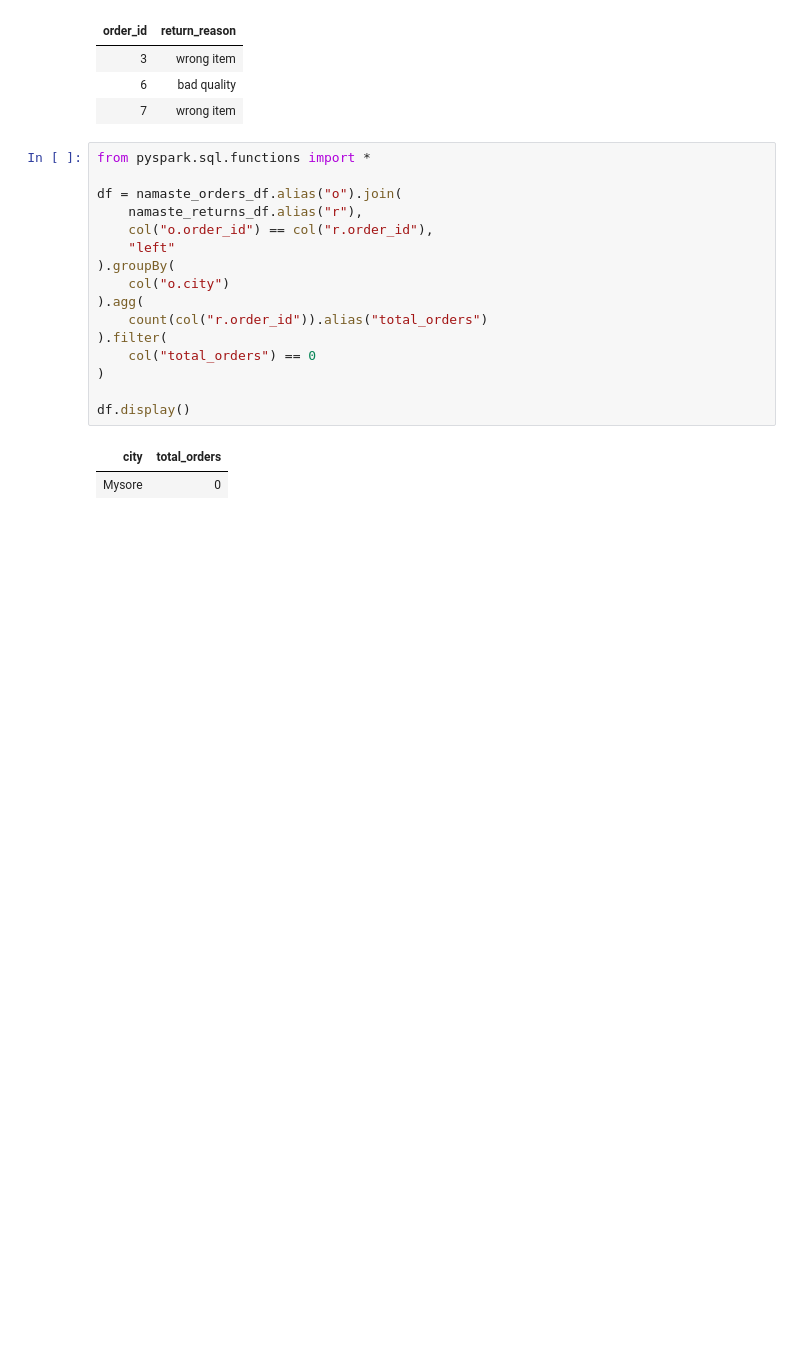
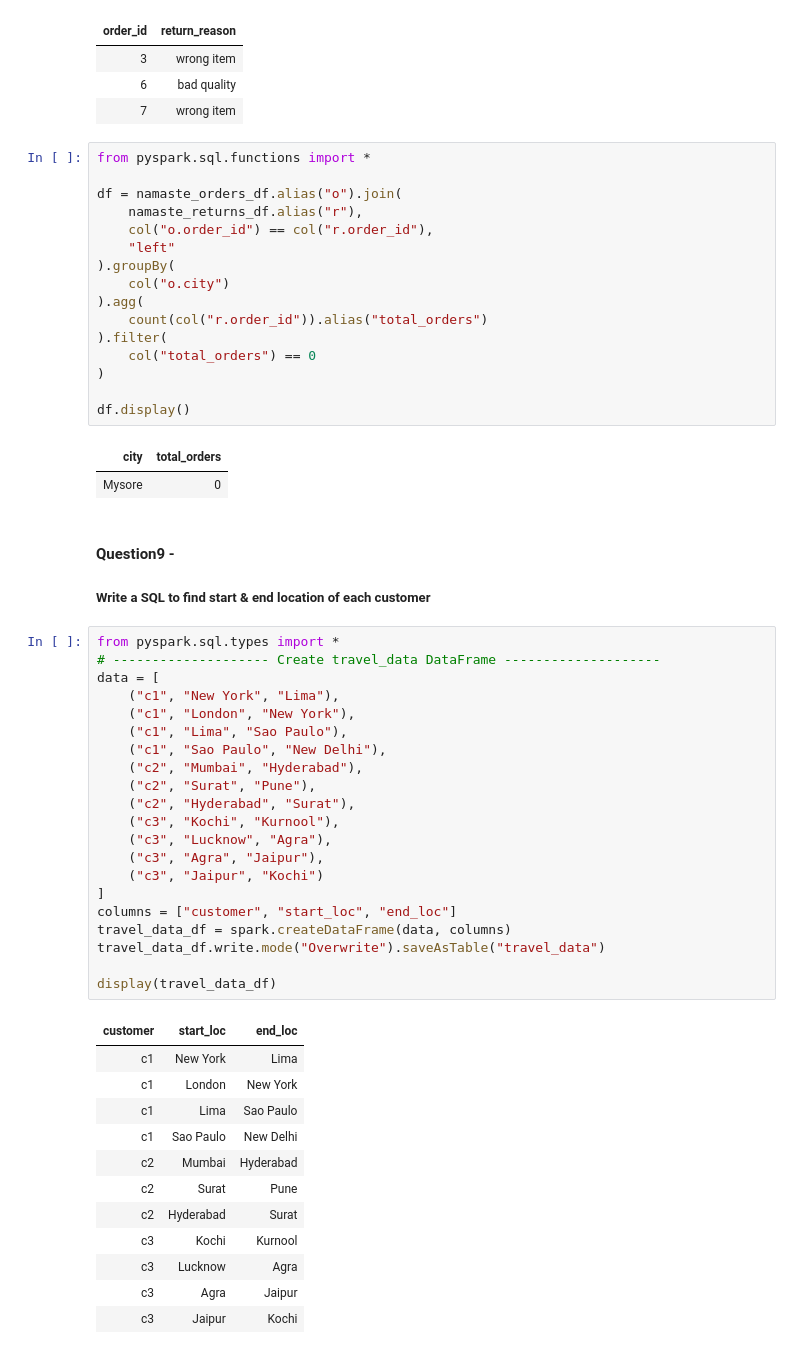
Before and after one commit to Rupam-1/SQL-Pyspark-practise_youtube, a Jupyter notebook: 07. PYSPARK - Part4.ipynb, the cells around one changed output. Saved outputs shown, nothing was run; the diff lists cells and outputs as text; blank space fills up the shorter version.

```diff
--- a/07. PYSPARK - Part4.ipynb
+++ b/07. PYSPARK - Part4.ipynb
@@ -802,3 +802,40 @@ df.display()
 # %% [output]
 | city | total_orders |
 | Mysore | 0 |
+# %% [markdown]
+#### Question9 -
+##### Write a SQL to find start & end location of each customer
+# %%
+from pyspark.sql.types import *
+# -------------------- Create travel_data DataFrame --------------------
+data = [
+    ("c1", "New York", "Lima"),
+    ("c1", "London", "New York"),
+    ("c1", "Lima", "Sao Paulo"),
+    ("c1", "Sao Paulo", "New Delhi"),
+    ("c2", "Mumbai", "Hyderabad"),
+    ("c2", "Surat", "Pune"),
+    ("c2", "Hyderabad", "Surat"),
+    ("c3", "Kochi", "Kurnool"),
+    ("c3", "Lucknow", "Agra"),
+    ("c3", "Agra", "Jaipur"),
+    ("c3", "Jaipur", "Kochi")
+]
+columns = ["customer", "start_loc", "end_loc"]
+travel_data_df = spark.createDataFrame(data, columns)
+travel_data_df.write.mode("Overwrite").saveAsTable("travel_data")
+
+display(travel_data_df)
+# %% [output]
+| customer | start_loc | end_loc |
+| c1 | New York | Lima |
+| c1 | London | New York |
+| c1 | Lima | Sao Paulo |
+| c1 | Sao Paulo | New Delhi |
+| c2 | Mumbai | Hyderabad |
+| c2 | Surat | Pune |
+| c2 | Hyderabad | Surat |
+| c3 | Kochi | Kurnool |
+| c3 | Lucknow | Agra |
+| c3 | Agra | Jaipur |
+| c3 | Jaipur | Kochi |
```
Also changed, not shown: parts of 1 cell of this notebook, 1 other file.
